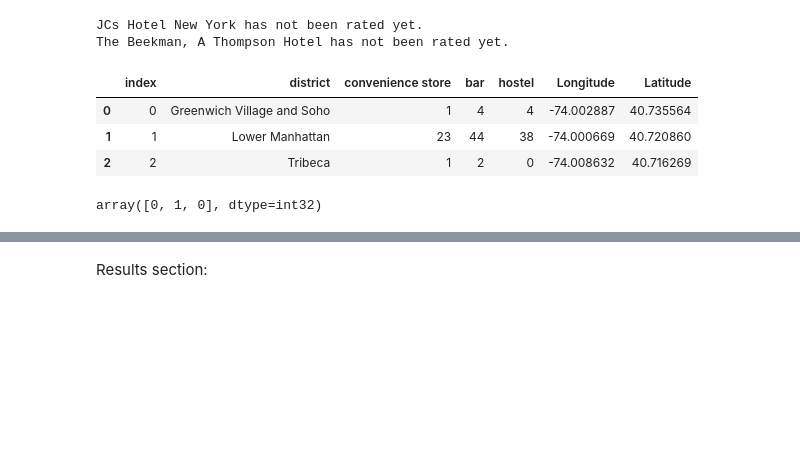
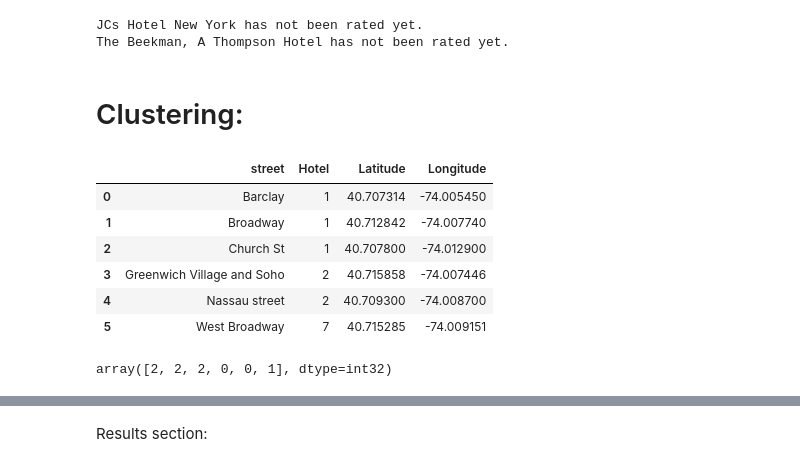
Before and after one commit to johnsccl123/IBM-Watson-Notebook, a Jupyter notebook: Business Project.ipynb, the cells around one changed output, grey strips where cells are left out. Cells and saved outputs as stored; diff of their text form; code cells hidden in the pictures; blank space fills up the shorter version.

```diff
--- a/Business Project.ipynb
+++ b/Business Project.ipynb
@@ -491,27 +482,32 @@ df01=df01.groupby('district').count()
-# %%
-df03 = pd.DataFrame({'Longitude':[-74.002887,-74.000669,-74.008632],
-                    'Latitude':[40.735564,40.720860,40.716269]})
-cdf = pd.concat([df21,df01,df11], axis=1, join_axes=[df01.index])
-cdf.reset_index(inplace=True)
-cdf=cdf.fillna(value="0")
-cdf1 = pd.concat([cdf,df03],axis=1, join_axes=[cdf.index])
-cdf1.reset_index(inplace=True)
-cdf1
-# %% [output]
-|  | index | district | convenience store | bar | hostel | Longitude | Latitude |
-| 0 | 0 | Greenwich Village and Soho | 1 | 4 | 4 | -74.002887 | 40.735564 |
-| 1 | 1 | Lower Manhattan | 23 | 44 | 38 | -74.000669 | 40.720860 |
-| 2 | 2 | Tribeca | 1 | 2 | 0 | -74.008632 | 40.716269 |
+# %% [markdown]
+# Clustering:
+# %%
+df33 = pd.DataFrame({'Hotel':['Aka Tribeca','Smythe Thompson Hotel','Smyth Hotel','The Frederick Hotel','Cosmopolitan Hotel - TriBeCa','The Frederick Hotel','Red lipstick','Duane Street Hotel','Eight Beta Suite','Four Seasons Hotel New York Downtown','Millennium Hilton','Acquis Executive Lounge','JCs Hotel New York','The Beekman, A Thompson Hotel'],
+                     'street':['West Broadway','West Broadway','West Broadway','West Broadway','West Broadway','West Broadway','West Broadway','Greenwich Village and Soho','Greenwich Village and Soho','Barclay ','Church St','Broadway','Nassau street','Nassau street']})
+df33=df33.groupby('street').count()
+df33.reset_index(inplace=True)
+df32 = pd.DataFrame({'Latitude':[40.7073138374,40.712842,40.7078,40.715858,40.7093,40.715285],
+                     'Longitude':[-74.0054499782,-74.007740,-74.0129,-74.007446,-74.0087,-74.009151]})
+df333 = pd.concat([df33,df32],axis=1, join_axes=[df32.index])
+df333
+# %% [output]
+|  | street | Hotel | Latitude | Longitude |
+| 0 | Barclay | 1 | 40.707314 | -74.005450 |
+| 1 | Broadway | 1 | 40.712842 | -74.007740 |
+| 2 | Church St | 1 | 40.707800 | -74.012900 |
+| 3 | Greenwich Village and Soho | 2 | 40.715858 | -74.007446 |
+| 4 | Nassau street | 2 | 40.709300 | -74.008700 |
+| 5 | West Broadway | 7 | 40.715285 | -74.009151 |
 # %%
-kclusters = 2
+kclusters = 3
 
-cdf1c = cdf1.drop('district', 1)
+df333c = df333.drop('street', 1)
 
 # run k-means clustering
-kmeans = KMeans(n_clusters=kclusters, random_state=0).fit(cdf1c)
+kmeans = KMeans(n_clusters=kclusters, random_state=0).fit(df333c)
 
 # check cluster labels generated for each row in the dataframe
 kmeans.labels_[0:10]
 # %% [output]
-array([0, 1, 0], dtype=int32)
+array([2, 2, 2, 0, 0, 1], dtype=int32)
 # %%
```
Also changed, not shown: parts of 11 cells of this notebook.
